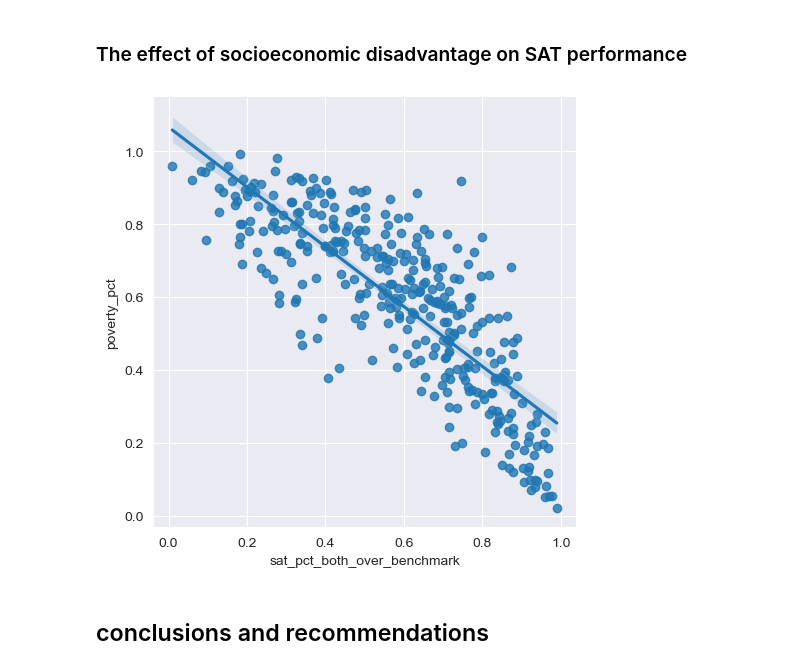
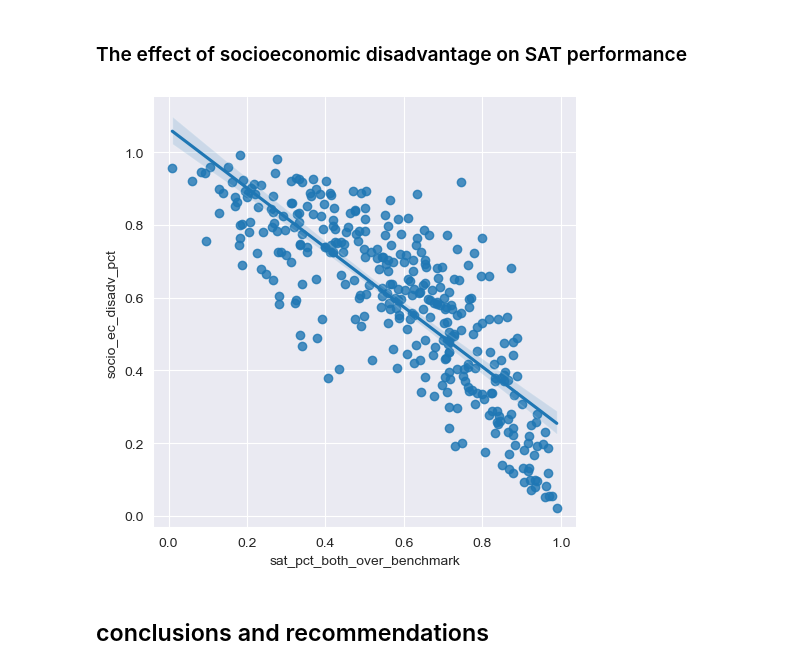
Before and after one commit to AlexSpradling/california_sat_analysis, a Jupyter notebook: code/Alex-Project1.ipynb, the cells around one changed output. Saved outputs shown, nothing was run; the diff lists cells and outputs as text; code cells hidden in the pictures.

```diff
--- a/code/Alex-Project1.ipynb
+++ b/code/Alex-Project1.ipynb
@@ -281,7 +279,7 @@ merged_ca_sat_rev = pd.merge(sat_2019_ca_df,ca_budgets_sd, left_on='d_name', rig
 https://www.cde.ca.gov/ds/ad/filesenrcum.asp
 # %%
 # read in data
-student_enrollment_db = pd.read_csv('../data/cenroll1819.csv', encoding = 'ISO-8859-1')
+student_enrollment_db = pd.read_csv('../data/cenroll_1819.csv', encoding = 'ISO-8859-1')
 # %%
 # read in enrollment data for students below poverty level
 student_enrollment_db_pov = student_enrollment_db.query('ReportingCategory == "SS" and AggregateLevel == "S" and Charter == "All"').copy()
@@ -291,7 +289,7 @@ student_enrollment_db_pov = student_enrollment_db_pov[['DistrictName', 'Cumulati
 # aggregate districs
 student_enrollment_db_pov = student_enrollment_db_pov.groupby(student_enrollment_db_pov['DistrictName']).aggregate('sum')
 student_enrollment_db_pov.index.names = ['d_name']
-student_enrollment_db_pov.rename(columns = {'CumulativeEnrollment_P':'cum_enrollment_p'},inplace = True)
+student_enrollment_db_pov.rename(columns = {'CumulativeEnrollment_P':'cum_enrollment_sed'},inplace = True)
 # %%
 
 # Repeat but for all students and remove aggregating data so we don't get 107 billion students
@@ -309,7 +307,7 @@ student_enrollment_db_agg = student_enrollment_db.groupby(student_enrollment_db[
 student_enrollment_db_agg.index.names = ['d_name']
 # %%
 student_enrollment_db_agg = student_enrollment_db_agg.merge(student_enrollment_db_pov, left_on='d_name', right_on = 'd_name')
-student_enrollment_db_agg['poverty_pct'] = student_enrollment_db_agg['cum_enrollment_p']/student_enrollment_db_agg['cumulative_enrollment']
+student_enrollment_db_agg['socio_ec_disadv_pct'] = student_enrollment_db_agg['cum_enrollment_sed']/student_enrollment_db_agg['cumulative_enrollment']
 # %%
 student_enrollment_db_agg
 # %% [output]
@@ -332,7 +330,7 @@ student_enrollment_db_agg
 https://www.cde.ca.gov/ds/ad/staffdemo.asp
 # %%
 # read in csv data
-teacher_demo_db = pd.read_csv('../data/StaffDemo18.csv')
+teacher_demo_db = pd.read_csv('../data/staff_demo_18.csv')
 # snake case dolumns
 teacher_demo_db.columns = ['_'.join(re.findall('[A-Z][a-z]*',x)) for x in teacher_demo_db.columns]
 # clean columns
@@ -968,9 +968,9 @@ sns.lmplot(final_merged_df, x = 'sat_pct_both_over_benchmark', y = 'avg_tchr_edu
 ### The effect of socioeconomic disadvantage on SAT performance
 # %%
 # px.scatter(final_merged_df, 'pct_both_over_benchmark', 'poverty_pct', trendline = 'ols')
-sns.lmplot(final_merged_df, x = 'sat_pct_both_over_benchmark', y = 'poverty_pct');
+sns.lmplot(final_merged_df, x = 'sat_pct_both_over_benchmark', y = 'socio_ec_disadv_pct');
 # %% [output]
-[figure, old version]
+[figure, new version]
 # %% [markdown]
 ## conclusions and recommendations
 # %% [markdown]
```
Also changed, not shown: parts of 11 cells of this notebook, 12 other files.
